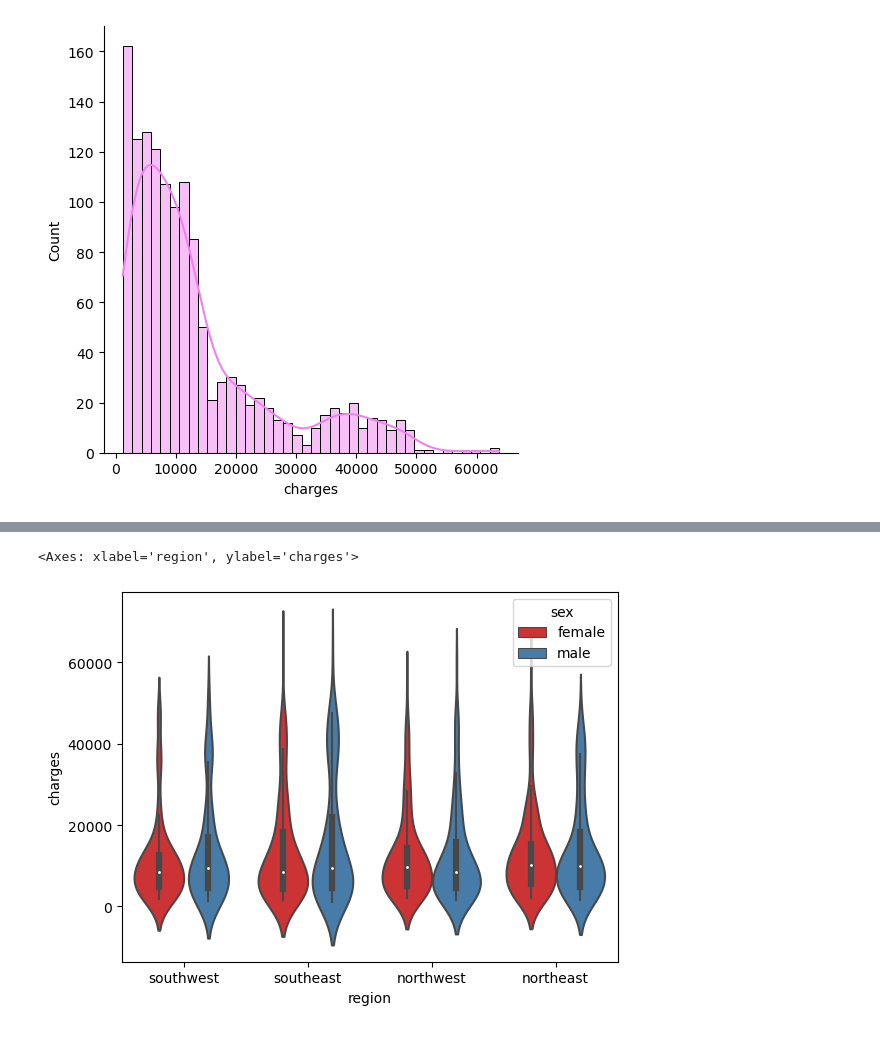
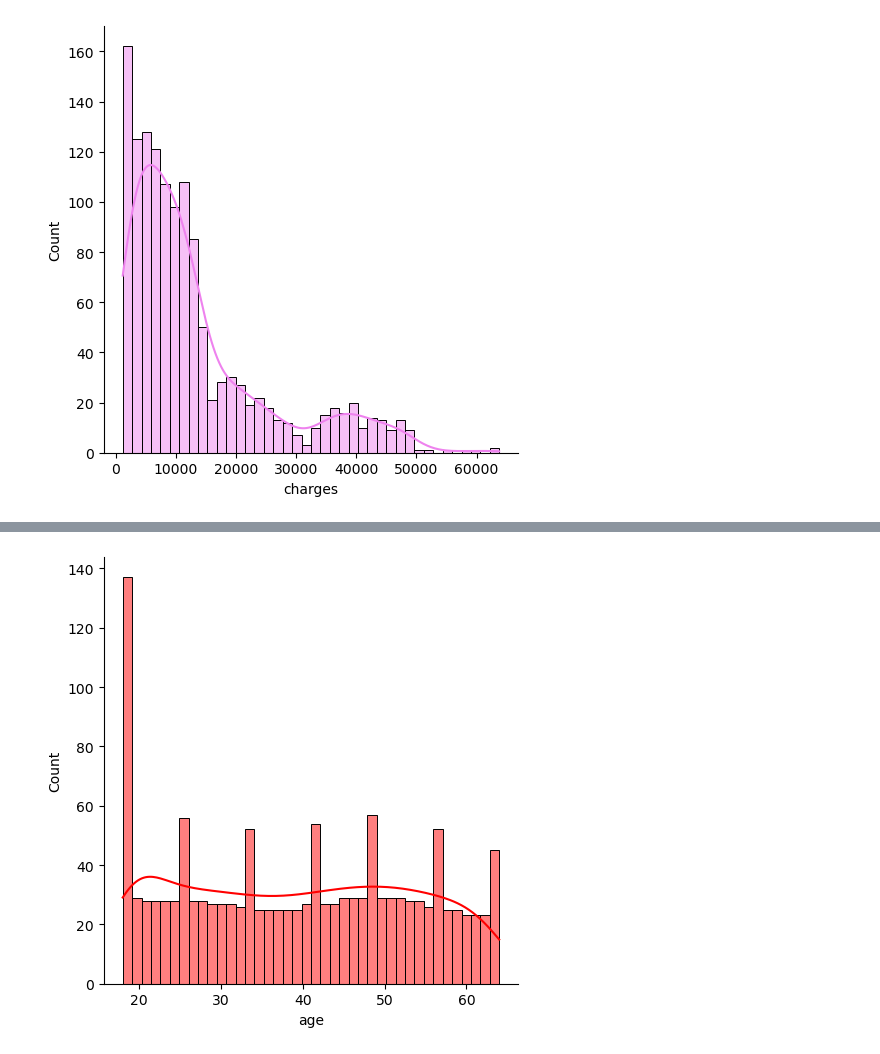
Before and after one commit to ShubhamMisar-12/MedicalCostPrediction, a Jupyter notebook: medical-cost-prediction-1.ipynb, the cells around one changed output, grey strips where cells are left out. Drawn from its saved outputs; the diff is of its cells as text; code cells hidden in the pictures.

```diff
--- a/medical-cost-prediction-1.ipynb
+++ b/medical-cost-prediction-1.ipynb
@@ -179,5 +60,5 @@ sns.boxplot(data= df[df['smoker'] == 'yes'], x="region", y="charges", hue="sex",
-# %%
-sns.violinplot(data=df, x="region", y="charges", hue="sex", palette = 'Set1')
-# %% [output]
-<Axes: xlabel='region', ylabel='charges'>
-[figure, removed]
+# %%
+sns.displot(df['age'], color="red", bins = 40, kde = True)
+plt.show()
+# %% [output]
+[figure, added]
```
Also changed, not shown: parts of 62 cells of this notebook.
